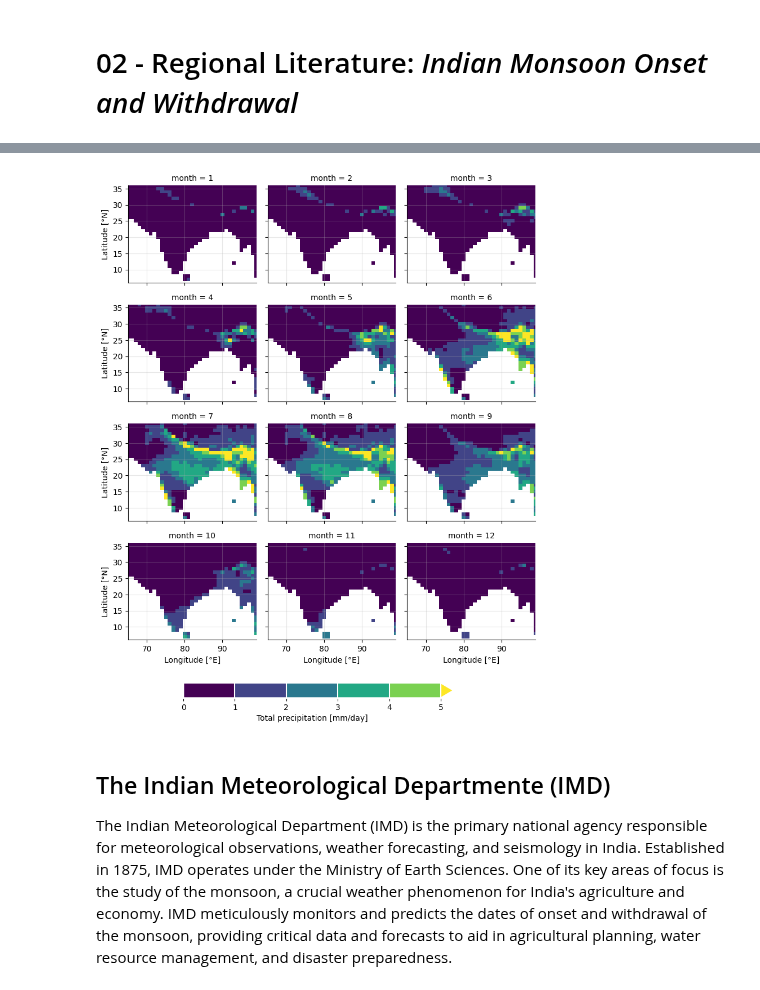
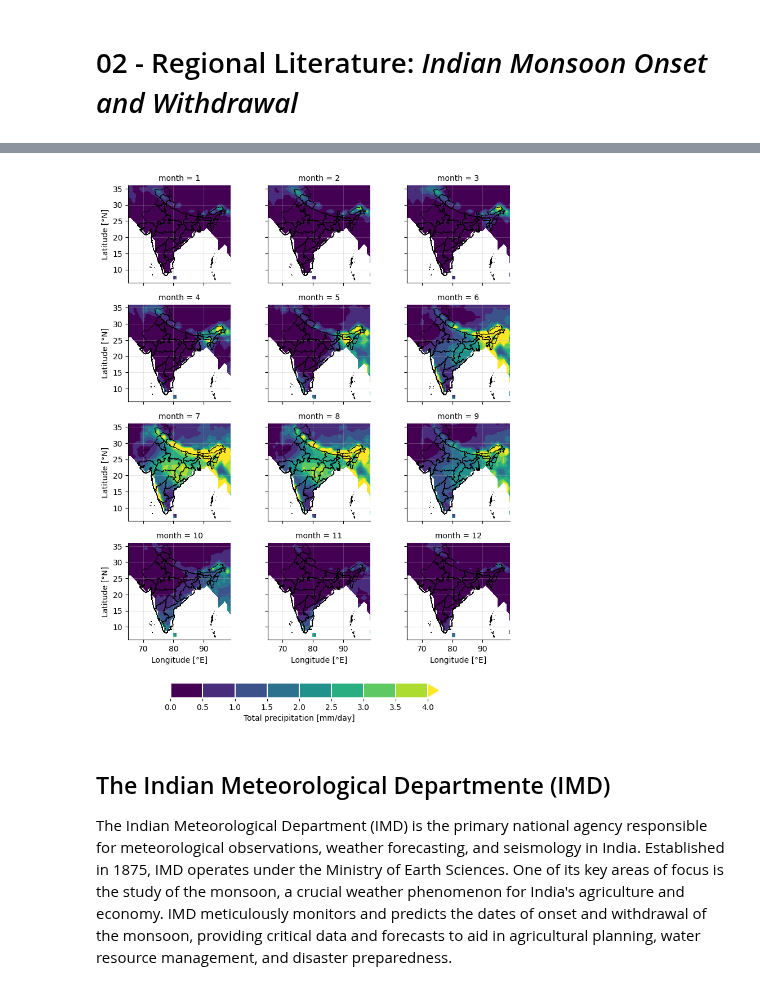
Before and after one commit to JGrassi97/XSeasonsDetect, a Jupyter notebook: notebooks/02_regional_literature.ipynb, the cells around one changed output, grey strips where cells are left out. Cells and saved outputs as stored; diff of their text form; code cells hidden in the pictures.

```diff
--- a/notebooks/02_regional_literature.ipynb
+++ b/notebooks/02_regional_literature.ipynb
@@ -67,16 +67,16 @@ precipitation_data_monthly = precipitation_data.groupby('time.month').mean()
 precipitation_data_monthly = precipitation_data_monthly.rename('Total precipitation [mm/day]')
 # %%
 # Plotting
-plot = precipitation_data_monthly.plot(col='month', col_wrap=3, figsize=(8,9), add_colorbar = False, vmin=0, vmax=5, levels=6)
+plot = precipitation_data_monthly.plot.contourf(col='month', col_wrap=3, figsize=(8,9), add_colorbar = False, vmin=0, vmax=4, levels=9)
 
 # Applying the standard format function for better display of xarray plot
 standard_format( plot,
-                 # country_boundary   = country_boundary,
+                 country_boundary   = country_boundary,
                  # world_boundary     = world_boundary,
                  custom_cbar        = True
                 )
 # %% [output]
-[figure, old version]
+[figure, new version]
 # %% [markdown]
 ## The Indian Meteorological Departmente (IMD)
 
```
Also changed, not shown: 3 other files.
